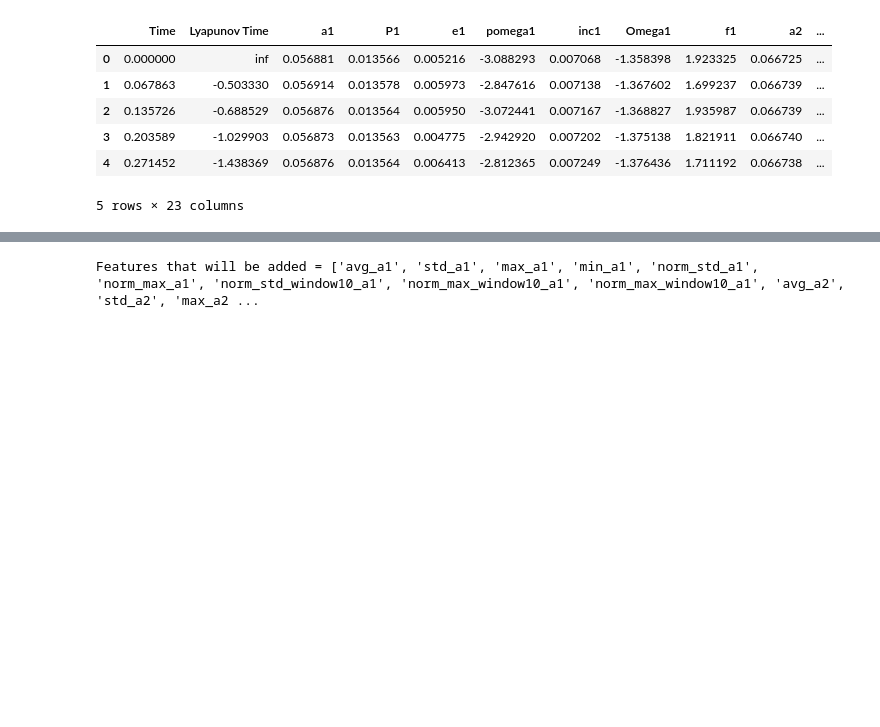
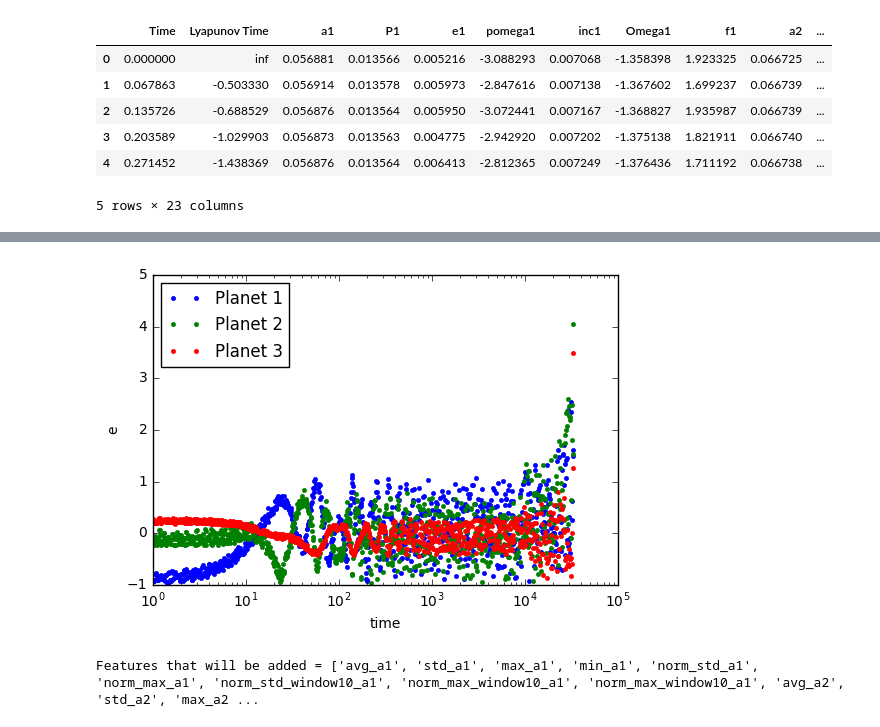
Before and after one commit to dtamayo/Stability, a Jupyter notebook: GenData/GenerateFeatures-Ari.ipynb, the cells around one changed output, grey strips where cells are left out. Saved outputs shown, nothing was run; the diff lists cells and outputs as text; code cells hidden in the pictures; blank space fills up the shorter version.

```diff
--- a/GenData/GenerateFeatures-Ari.ipynb
+++ b/GenData/GenerateFeatures-Ari.ipynb
@@ -185,3 +177,24 @@ a3 has slope=1.659348e-10
+# %%
+missclass = [4002,4404,2487,1042,313,3778,804,2965,2575,461,346,2949,822,2035,2750,2401]
+#sim_id = missclass[5]
+sim_id = 4404
+var = "e"
+
+columns = ['Time']
+for i in ['1', '2', '3']:
+    columns += ['a'+i, 'P'+i, 'e'+i, 'pomega'+i, 'inc'+i, 'Omega'+i, 'f'+i]
+filename = '../data/misclassified_systems/output'+str(sim_id)+'.csv'
+run = pd.read_csv(filename, names=columns)
+time = run["Time"]
+for i in range(1,4):
+    y=get_var(run,i,var)
+    plt.plot(time,(y - np.mean(y))/np.mean(y),'.',label="Planet "+str(i))
+plt.legend(loc="upper left")
+plt.ylabel(var)
+plt.xlabel('time')
+plt.xscale('log')
+# %% [output]
+[figure, added]
 # %%
 featurelist = []
 for f in ['a1', 'a2', 'a3', 'e1', 'e2', 'e3']:
```
Also changed, not shown: parts of 2 cells of this notebook, 5 other files.
